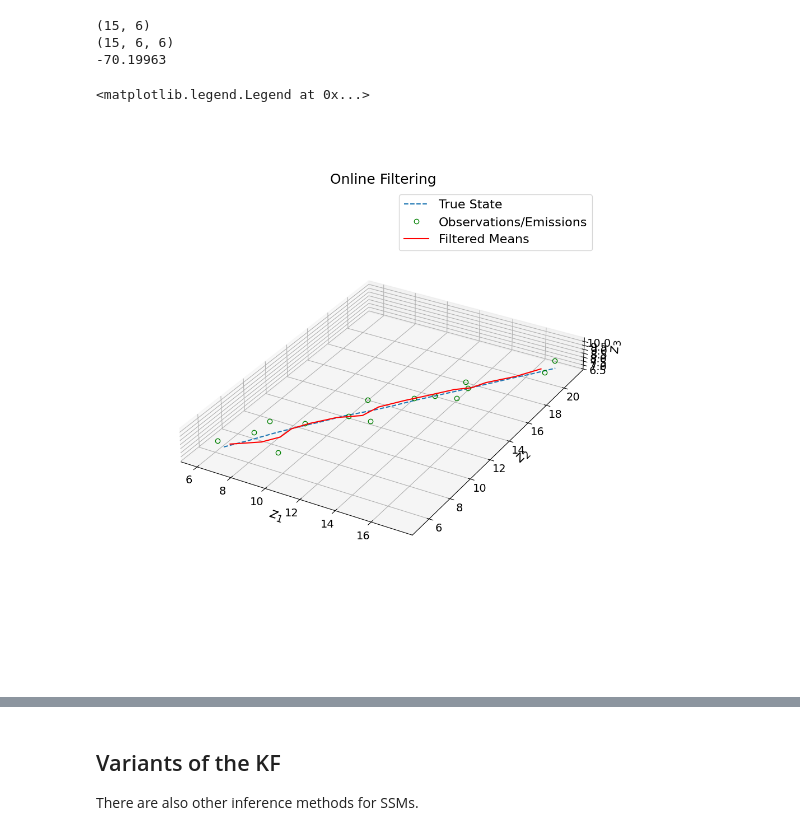
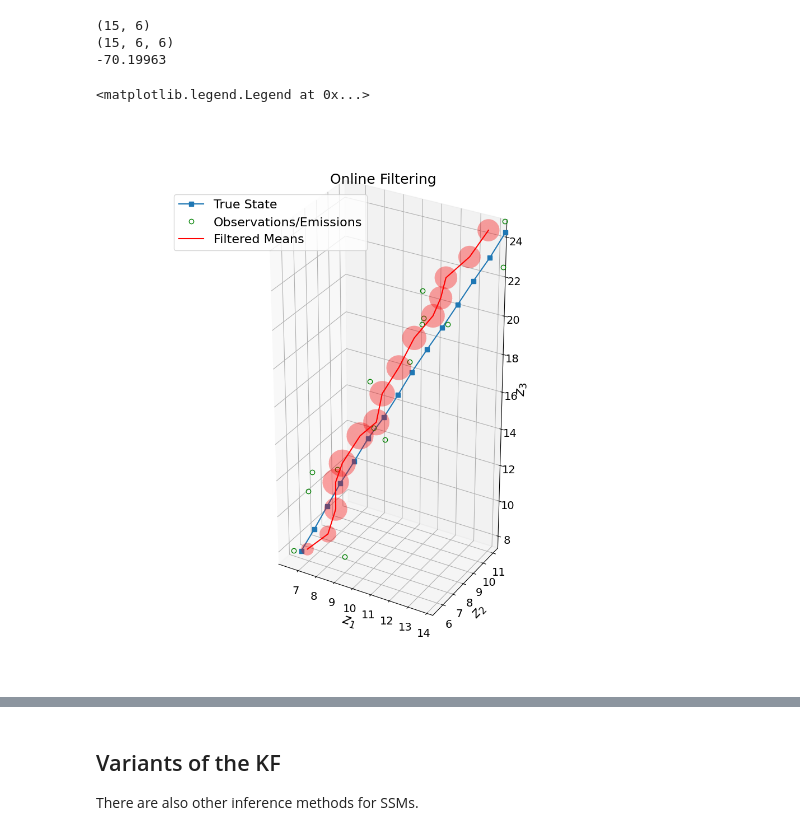
Before and after one commit to mazrk7/machine_learning_resources, a Jupyter notebook: notebooks/dynamic_bayes_nets/kalman_filter.ipynb, the cells around one changed output, grey strips where cells are left out. Saved outputs shown, nothing was run; the diff lists cells and outputs as text; code cells hidden in the pictures.

```diff
--- a/notebooks/dynamic_bayes_nets/kalman_filter.ipynb
+++ b/notebooks/dynamic_bayes_nets/kalman_filter.ipynb
@@ -224,7 +224,7 @@ delta = 1.0
 lgssm = LinearGaussianSSM(state_dim, emission_dim)
 
 # Manually select parameter parameters for the initial state/prior distribution
-initial_mean = jnp.array([7.0, 6.0, 8.0, 1.0, 1.0, 0.0])
+initial_mean = jnp.array([7.0, 6.0, 8.0,  0.8, 0.3, 1.2])
 initial_covariance = jnp.eye(state_dim) * 0.1
 # F matrix
 dynamics_weights  = jnp.array([[1, 0, 0, delta, 0, 0],
@@ -243,7 +243,7 @@ emission_weights = jnp.array([[1, 0, 0, 0, 0, 0],
 emission_covariance = jnp.eye(emission_dim) * 1.0
 
 # Initialize the LG-SSM model
-params, _ = lgssm.initialize(jr.PRNGKey(0),
+params, _ = lgssm.initialize(key,
                              initial_mean=initial_mean,
                              initial_covariance=initial_covariance,
                              dynamics_weights=dynamics_weights,
@@ -337,25 +349,33 @@ print(lgssm_posterior.marginal_loglik)
 # %%
 filter_fig = plt.figure(figsize=(10, 10))
 ax_filter = filter_fig.add_subplot(111, projection='3d')
 
-ax_filter.plot(z_t[:, 0], z_t[:, 1], z_t[:, 2], ls='--', color='C0', label="True State")
+ax_filter.plot(z_t[:, 0], z_t[:, 1], z_t[:, 2], marker='s', color='C0', label="True State")
 ax_filter.plot(x_t[:, 0], x_t[:, 1], x_t[:, 2], ls='', marker='o', markerfacecolor='none', color='green', label="Observations/Emissions")
-ax_filter.set_xlabel(r"$z_1$")
-ax_filter.set_ylabel(r"$z_2$")
-ax_filter.set_zlabel(r"$z_3$")
 
 ax_filter = plot_lgssm_posterior(
     lgssm_posterior.filtered_means,
     lgssm_posterior.filtered_covariances,
     ax_filter,
     color='red',
     label="Filtered Means",
-    ellipse_kwargs={'edgecolor': 'k', 'linewidth': 0.5},
+    ellipsoid_kwargs={'alpha': 0.2, 'color': 'red', 'shade': False},
     legend_kwargs={'loc':'upper left'}
 )
 
+# Set each axis limits with the minmax value from our function
+ax_filter.set_xlim(get_fixed_mins_maxs(jnp.min(x_t[:,0]), jnp.max(x_t[:,0])))
+ax_filter.set_ylim(get_fixed_mins_maxs(jnp.min(x_t[:,1]), jnp.max(x_t[:,1])))
+ax_filter.set_zlim(get_fixed_mins_maxs(jnp.min(x_t[:,2]), jnp.max(x_t[:,2])))
+# Set equal axes for 3D plots
+ax_filter.set_box_aspect((jnp.ptp(x_t[:, 0]), jnp.ptp(x_t[:, 1]), jnp.ptp(x_t[:, 2])))
+
+ax_filter.set_xlabel(r"$z_1$")
+ax_filter.set_ylabel(r"$z_2$")
+ax_filter.set_zlabel(r"$z_3$")
+
 plt.title("Online Filtering")
 plt.legend()
 # %% [output]
 <matplotlib.legend.Legend at 0x...>
-[figure, old version]
+[figure, new version]
```
Also changed, not shown: parts of 10 cells of this notebook.
